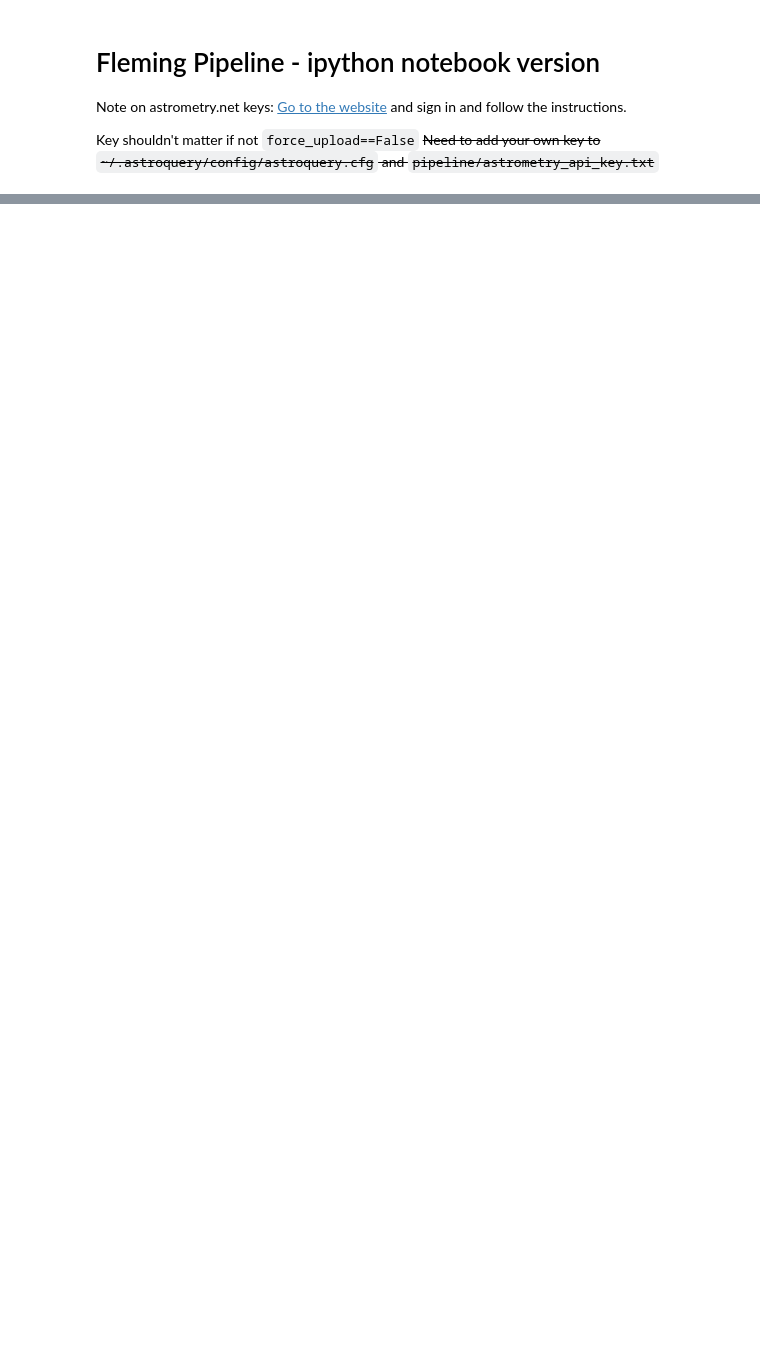
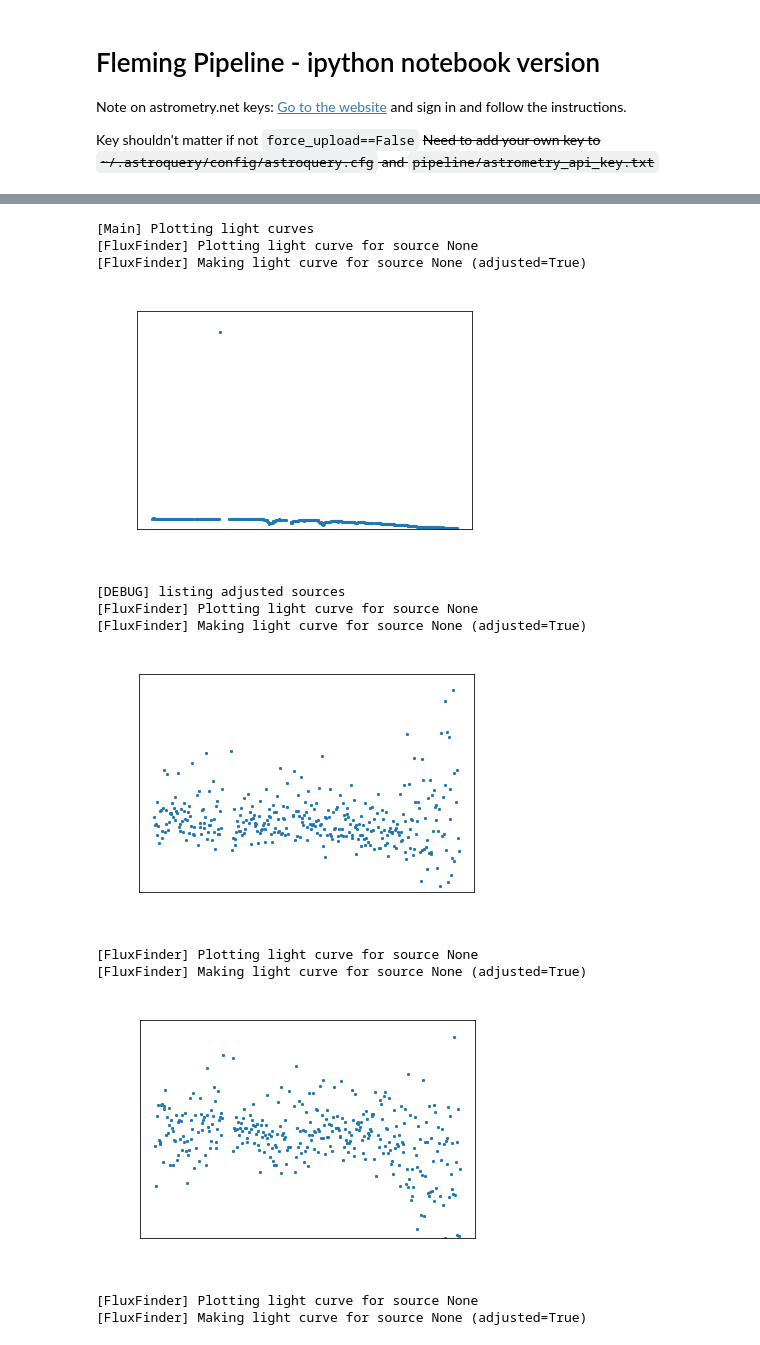
Before and after one commit to mamba2410/Fleming, a Jupyter notebook: pipeline/interactive.ipynb, the cells around one changed output, grey strips where cells are left out. Cells and saved outputs as stored; diff of their text form; code cells hidden in the pictures; blank space fills up the shorter version.

```diff
--- a/pipeline/interactive.ipynb
+++ b/pipeline/interactive.ipynb
@@ -43,7 +44,8 @@ mpl.rcParams['xtick.color'] = COLOR
 mpl.rcParams['ytick.color'] = COLOR
 # %%
 config = Constants.Config(
-    image_subdir = "../images/0121",
+    #image_subdir = "../images/0121",
+    image_dir = "/home/callum/mnt/data/jgtdata/l137_0",
     image_prefix = "l137_0",
     has_sets = True,
     set_size = 50,
@@ -117,5 +93,9 @@ WARNING: The fit may be unsuccessful; check fit_info['message'] for more informa
+# %%
+FluxFinder = importlib.reload(FluxFinder)
+DataAnalyser = importlib.reload(DataAnalyser)
+Utilities = importlib.reload(Utilities)
 # %%
-ff = FluxFinder.FluxFinder(config)
+ff = FluxFinder.FluxFinder(config, c.get_n_sources())
 ff.find_all_fluxes()
 ff.make_light_curves()
 Utilities.print_job("making light curves")
@@ -165,0 +120,13 @@ Finished adjusting light curves at 20:21:56
+# %%
+da = DataAnalyser.DataAnalyser(config)
+
+print("[Main] Doing things for unadjusted curves")
+da.get_means_and_stds(adjusted=False)
+variable_ids = da.get_variables(ff, adjusted=False)
+da.plot_means_and_stds(adjusted=False)
+
+avg_ids = da.get_ids_for_avg()
+ff.make_avg_curve(avg_ids)
+
+print("[Main] Adjusting")
+ff.divide_by_average()
@@ -165,0 +142,23 @@ Finished adjusting light curves at 20:21:56
+# %%
+print("[Main] Plotting light curves")
+avg_fname = "{}_avg{}".format(config.image_prefix, config.standard_file_extension)
+avg_path = os.path.join(config.workspace_dir, avg_fname)
+ff.plot_avg_light_curve(avg_path, adjusted=True, show=True)
+ff.plot_all_light_curves(variable_ids, adjusted=True, show=True)
+
+#c.show_variables(ff)
+Utilities.print_job("adjusting light curves")
+# %% [output]
+[Main] Plotting light curves
+[FluxFinder] Plotting light curve for source None
+[FluxFinder] Making light curve for source None (adjusted=True)
+[figure, added]
+[DEBUG] listing adjusted sources
+[FluxFinder] Plotting light curve for source None
+[FluxFinder] Making light curve for source None (adjusted=True)
+[figure, added]
+[FluxFinder] Plotting light curve for source None
+[FluxFinder] Making light curve for source None (adjusted=True)
+[figure, added]
+[FluxFinder] Plotting light curve for source None
+[FluxFinder] Making light curve for source None (adjusted=True)
```
Also changed, not shown: parts of 16 cells of this notebook, 2 other files.
